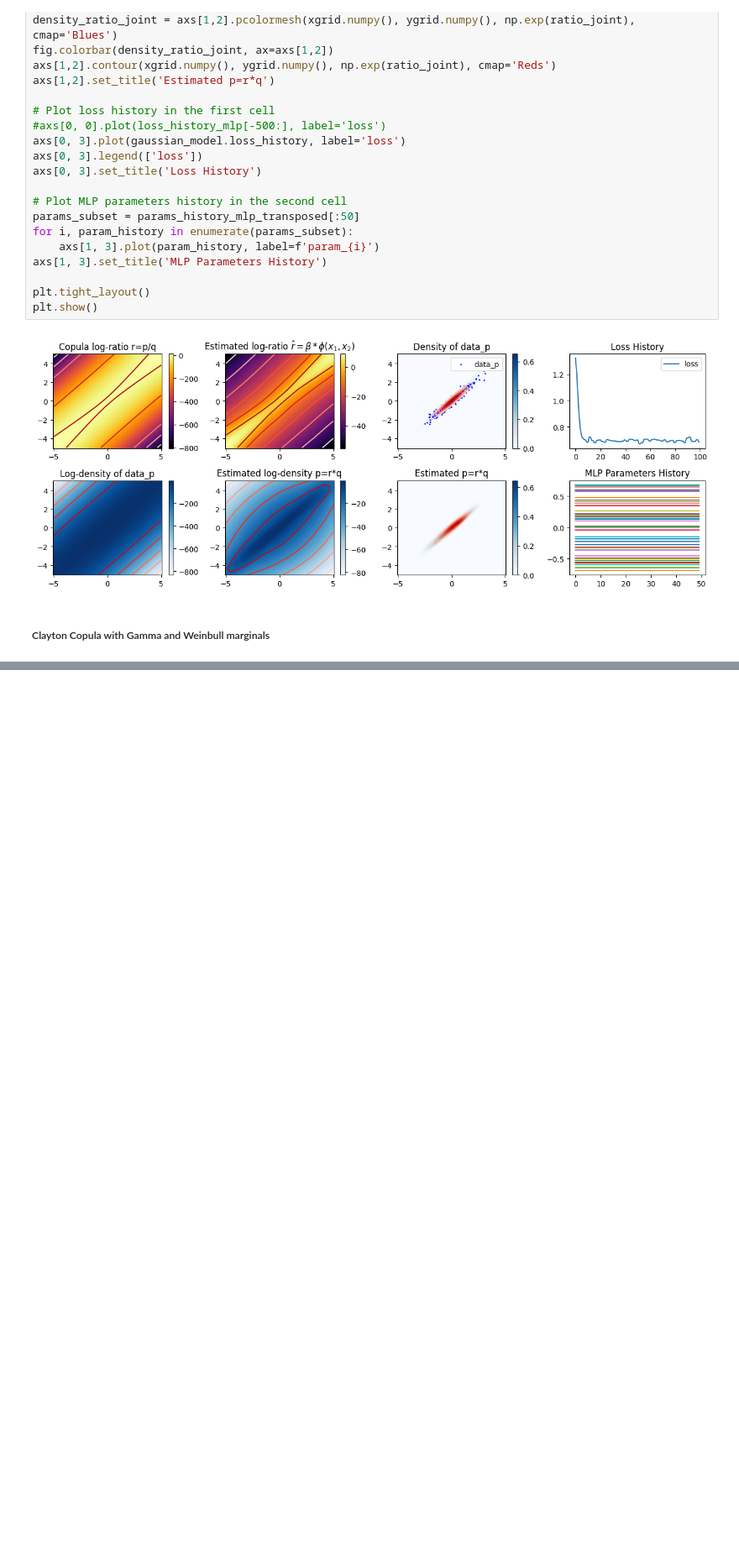
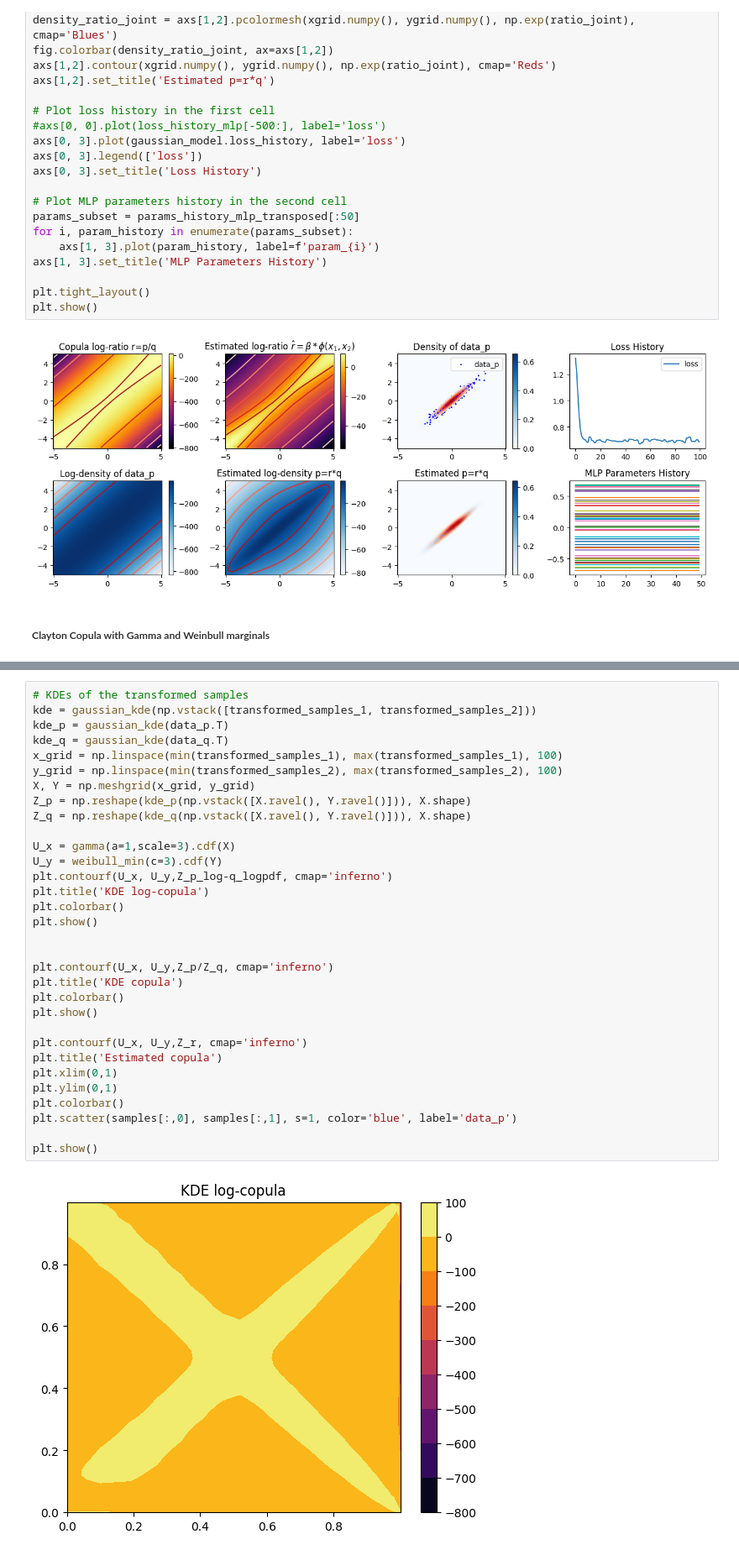
Before and after one commit to Huk-David/Ratio-Copula, a Jupyter notebook: Copula by Ratio Estimation/first_test.ipynb, the cells around one changed output, grey strips where cells are left out. Shown at 84% size. Saved outputs shown, nothing was run; the diff lists cells and outputs as text; blank space fills up the shorter version.

```diff
--- a/Copula by Ratio Estimation/first_test.ipynb
+++ b/Copula by Ratio Estimation/first_test.ipynb
@@ -798,0 +816,34 @@ plt.show()
+# %%
+# KDEs of the transformed samples
+kde = gaussian_kde(np.vstack([transformed_samples_1, transformed_samples_2]))
+kde_p = gaussian_kde(data_p.T)
+kde_q = gaussian_kde(data_q.T)
+x_grid = np.linspace(min(transformed_samples_1), max(transformed_samples_1), 100)
+y_grid = np.linspace(min(transformed_samples_2), max(transformed_samples_2), 100)
+X, Y = np.meshgrid(x_grid, y_grid)
+Z_p = np.reshape(kde_p(np.vstack([X.ravel(), Y.ravel()])), X.shape)
+Z_q = np.reshape(kde_q(np.vstack([X.ravel(), Y.ravel()])), X.shape)
+
+U_x = gamma(a=1,scale=3).cdf(X)
+U_y = weibull_min(c=3).cdf(Y)
+plt.contourf(U_x, U_y,Z_p_log-q_logpdf, cmap='inferno')
+plt.title('KDE log-copula')
+plt.colorbar()
+plt.show()
+
+
+plt.contourf(U_x, U_y,Z_p/Z_q, cmap='inferno')
+plt.title('KDE copula')
+plt.colorbar()
+plt.show()
+
+plt.contourf(U_x, U_y,Z_r, cmap='inferno')
+plt.title('Estimated copula')
+plt.xlim(0,1)
+plt.ylim(0,1)
+plt.colorbar()
+plt.scatter(samples[:,0], samples[:,1], s=1, color='blue', label='data_p')
+
+plt.show()
+# %% [output]
+[figure, added]
```
Also changed, not shown: parts of 18 cells of this notebook, 1 other file.
